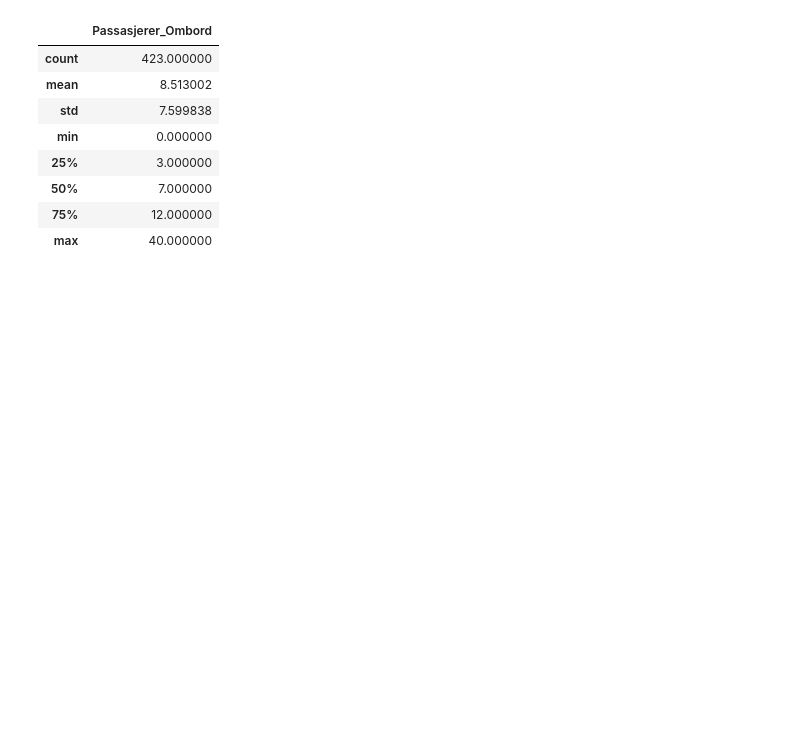
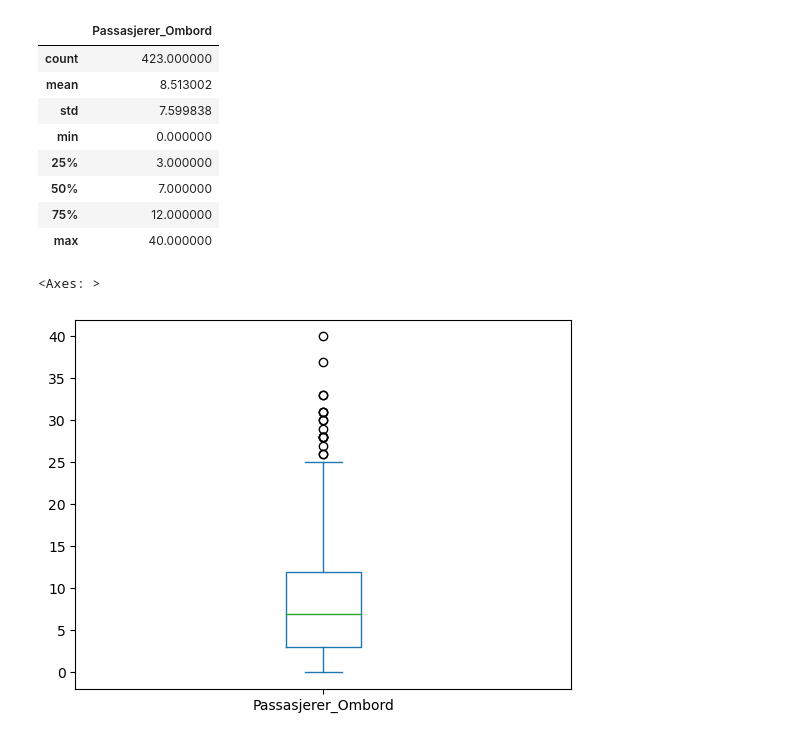
Before and after one commit to Cecinordahl/intro-ai, a Jupyter notebook: assignment2/predictPassengerData.ipynb, the cells around one changed output. Saved outputs shown, nothing was run; the diff lists cells and outputs as text; code cells hidden in the pictures; blank space fills up the shorter version.

```diff
--- a/assignment2/predictPassengerData.ipynb
+++ b/assignment2/predictPassengerData.ipynb
@@ -119,3 +117,9 @@ df.describe()
 | 50% | 7.000000 |
 | 75% | 12.000000 |
 | max | 40.000000 |
+# %%
+# Find outliers
+df['Passasjerer_Ombord'].plot.box()
+# %% [output]
+<Axes: >
+[figure, added]
```
Also changed, not shown: parts of 20 cells of this notebook.
